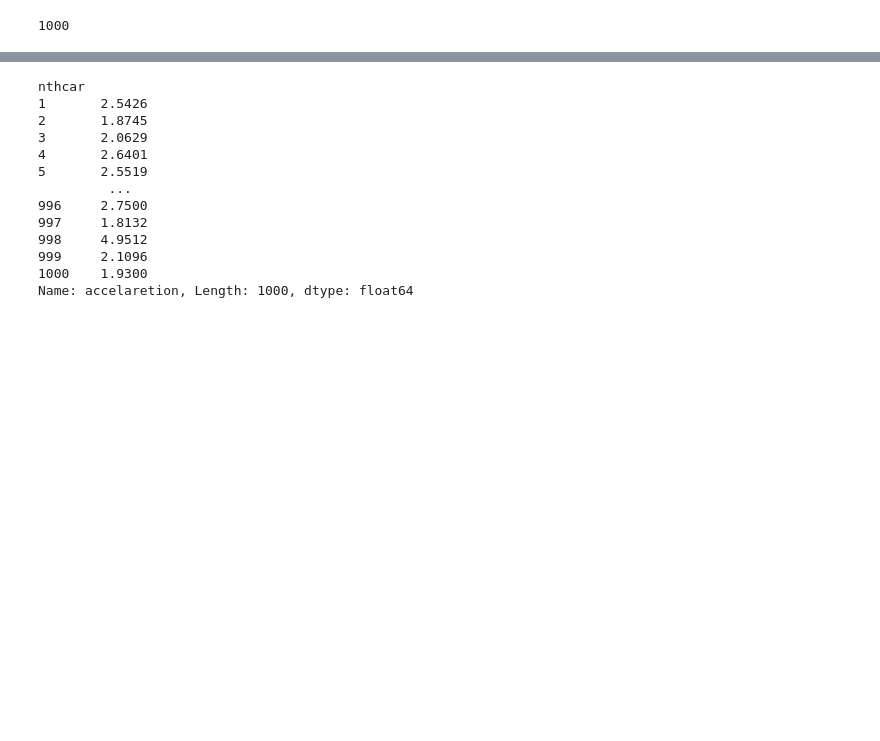
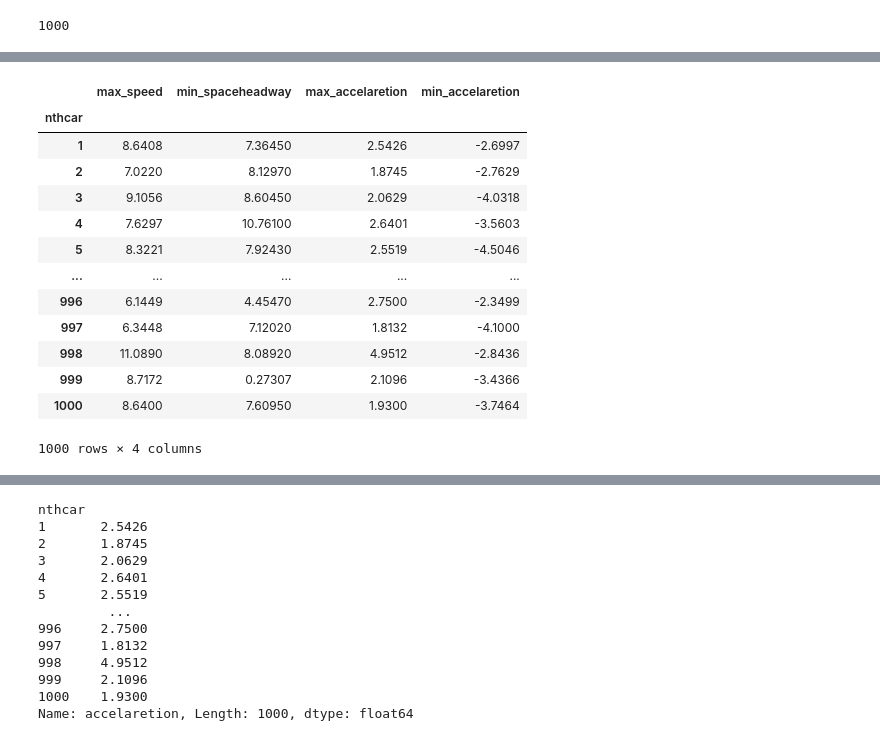
Before and after one commit to m-rafiul-islam/driver-behavior-model, a Jupyter notebook: emperical_data_viz.ipynb, the cells around one changed output, grey strips where cells are left out. Cells and saved outputs as stored; diff of their text form; code cells hidden in the pictures; blank space fills up the shorter version.

```diff
--- a/emperical_data_viz.ipynb
+++ b/emperical_data_viz.ipynb
@@ -80,0 +119,18 @@ number_of_car
+# %%
+data_per_car = car_data.groupby(["nthcar"]).agg(max_speed=('speed', max), min_spaceheadway=('spaceheadway', 'min'), max_accelaretion=('accelaretion', 'max'),min_accelaretion=('accelaretion', 'min'))
+data_per_car
+# %% [output]
+|  | max_speed | min_spaceheadway | max_accelaretion | min_accelaretion |
+| nthcar |  |  |  |  |
+| 1 | 8.6408 | 7.36450 | 2.5426 | -2.6997 |
+| 2 | 7.0220 | 8.12970 | 1.8745 | -2.7629 |
+| 3 | 9.1056 | 8.60450 | 2.0629 | -4.0318 |
+| 4 | 7.6297 | 10.76100 | 2.6401 | -3.5603 |
+| 5 | 8.3221 | 7.92430 | 2.5519 | -4.5046 |
+| ... | ... | ... | ... | ... |
+| 996 | 6.1449 | 4.45470 | 2.7500 | -2.3499 |
+| 997 | 6.3448 | 7.12020 | 1.8132 | -4.1000 |
+| 998 | 11.0890 | 8.08920 | 4.9512 | -2.8436 |
+| 999 | 8.7172 | 0.27307 | 2.1096 | -3.4366 |
+| 1000 | 8.6400 | 7.60950 | 1.9300 | -3.7464 |
+1000 rows × 4 columns
```
Also changed, not shown: parts of 7 cells of this notebook.
